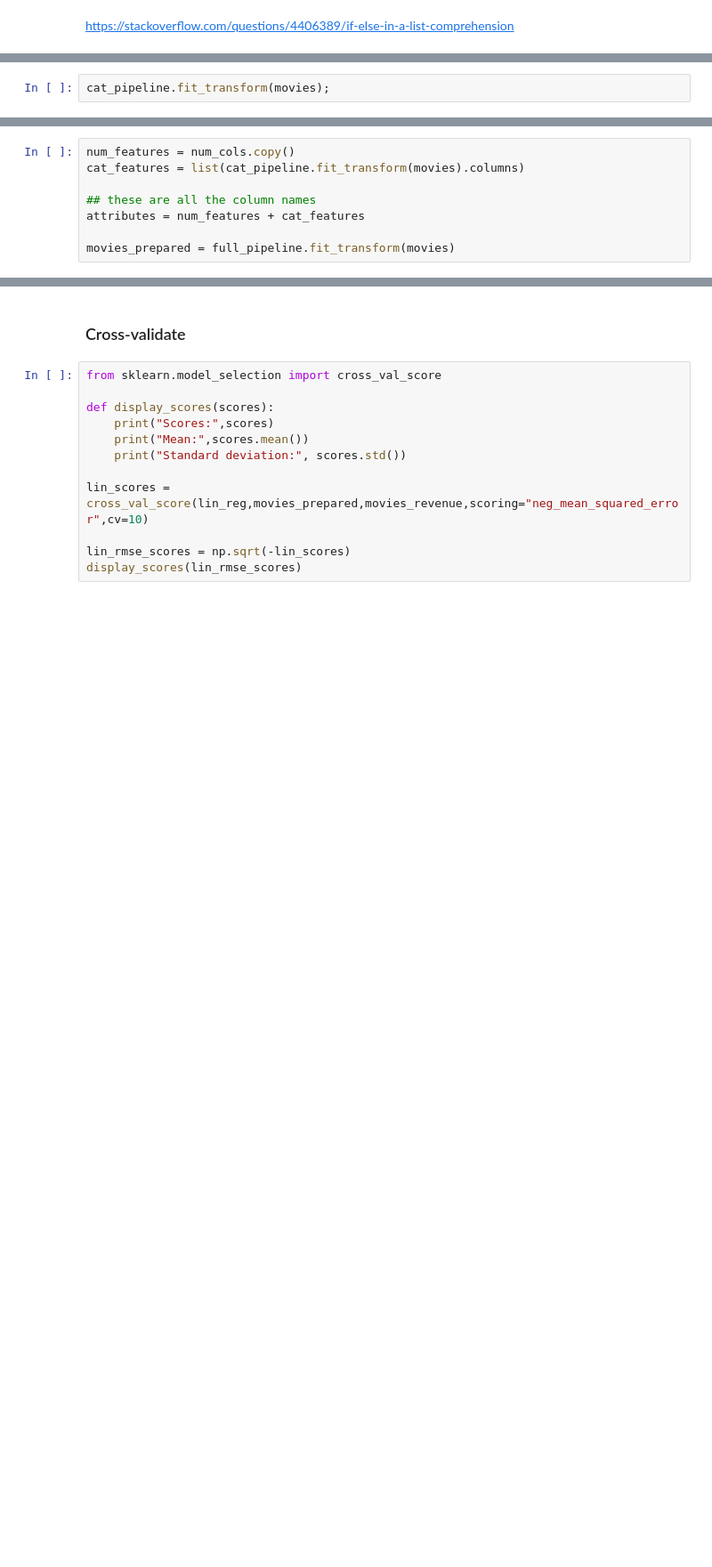
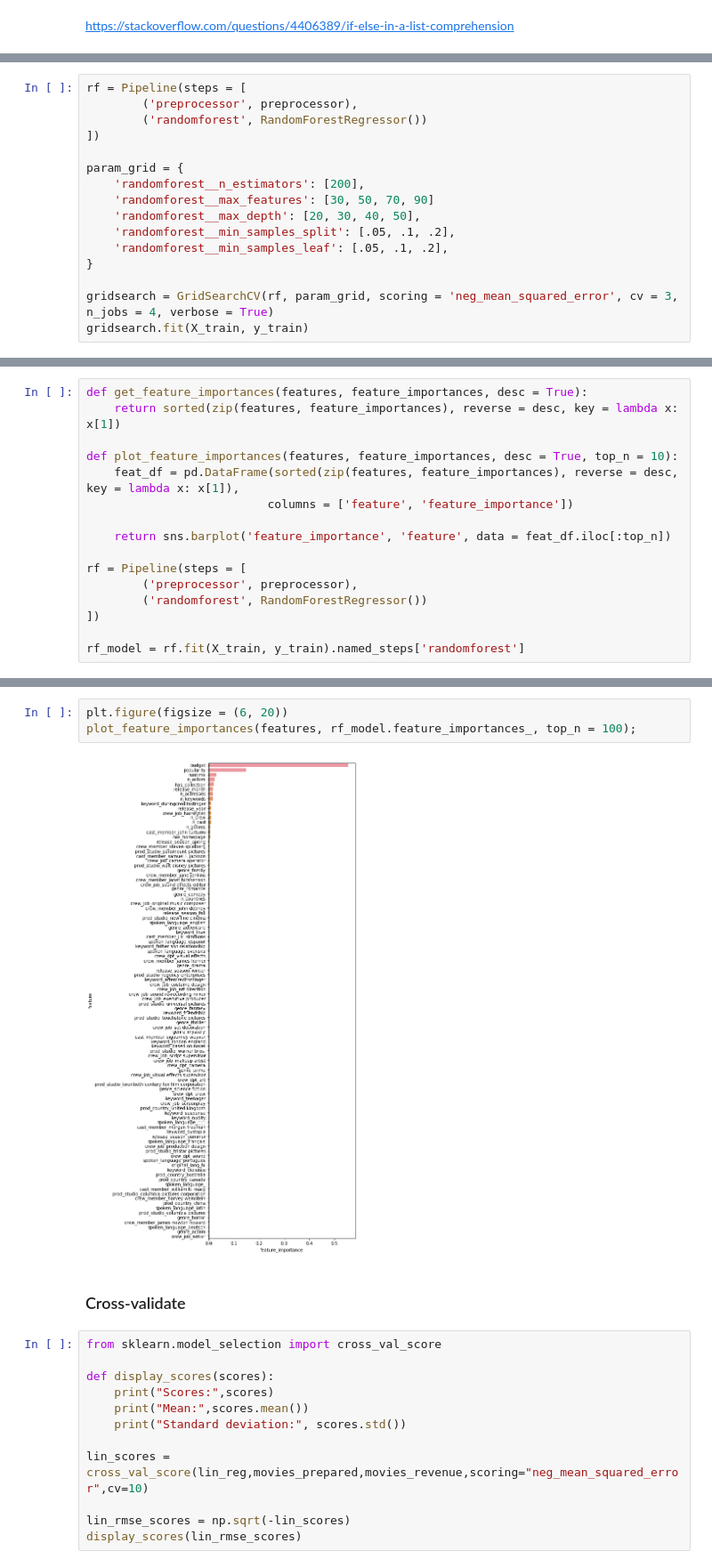
Before and after one commit to collindching/Learning-Exercises, a Jupyter notebook: Box Office Revenue Prediction/Regression Model.ipynb, the cells around one changed output, grey strips where cells are left out. Shown at 89% size. Saved outputs shown, nothing was run; the diff lists cells and outputs as text; blank space fills up the shorter version.

```diff
--- a/Box Office Revenue Prediction/Regression Model.ipynb
+++ b/Box Office Revenue Prediction/Regression Model.ipynb
@@ -1567,2 +1202,0 @@ cat_pipeline = Pipeline([
-# %%
-cat_pipeline.fit_transform(movies);
@@ -1605,8 +1202,0 @@ Transform the data
-# %%
-num_features = num_cols.copy()
-cat_features = list(cat_pipeline.fit_transform(movies).columns)
-
-## these are all the column names
-attributes = num_features + cat_features
-
-movies_prepared = full_pipeline.fit_transform(movies)
@@ -1809,0 +1307,16 @@ It looks like adventure flicks generally do well in the box office.
+# %%
+rf = Pipeline(steps = [
+        ('preprocessor', preprocessor),
+        ('randomforest', RandomForestRegressor())
+])
+
+param_grid = {
+    'randomforest__n_estimators': [200],
+    'randomforest__max_features': [30, 50, 70, 90]
+    'randomforest__max_depth': [20, 30, 40, 50],
+    'randomforest__min_samples_split': [.05, .1, .2],
+    'randomforest__min_samples_leaf': [.05, .1, .2],
+}
+
+gridsearch = GridSearchCV(rf, param_grid, scoring = 'neg_mean_squared_error', cv = 3, n_jobs = 4, verbose = True)
+gridsearch.fit(X_train, y_train)
@@ -1809,0 +1375,16 @@ It looks like adventure flicks generally do well in the box office.
+# %%
+def get_feature_importances(features, feature_importances, desc = True):
+    return sorted(zip(features, feature_importances), reverse = desc, key = lambda x: x[1])
+
+def plot_feature_importances(features, feature_importances, desc = True, top_n = 10):
+    feat_df = pd.DataFrame(sorted(zip(features, feature_importances), reverse = desc, key = lambda x: x[1]),
+                          columns = ['feature', 'feature_importance'])
+
+    return sns.barplot('feature_importance', 'feature', data = feat_df.iloc[:top_n])
+
+rf = Pipeline(steps = [
+        ('preprocessor', preprocessor),
+        ('randomforest', RandomForestRegressor())
+])
+
+rf_model = rf.fit(X_train, y_train).named_steps['randomforest']
@@ -1810,3 +1411,8 @@ It looks like adventure flicks generally do well in the box office.
+# %%
+plt.figure(figsize = (6, 20))
+plot_feature_importances(features, rf_model.feature_importances_, top_n = 100);
+# %% [output]
+[figure, added]
 # %% [markdown]
 ### Cross-validate
 # %%
```
Also changed, not shown: parts of 90 cells of this notebook, 1 other file.
